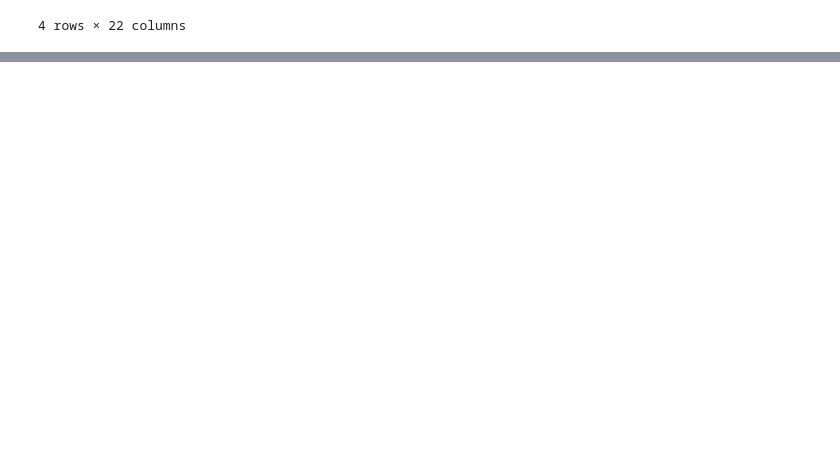
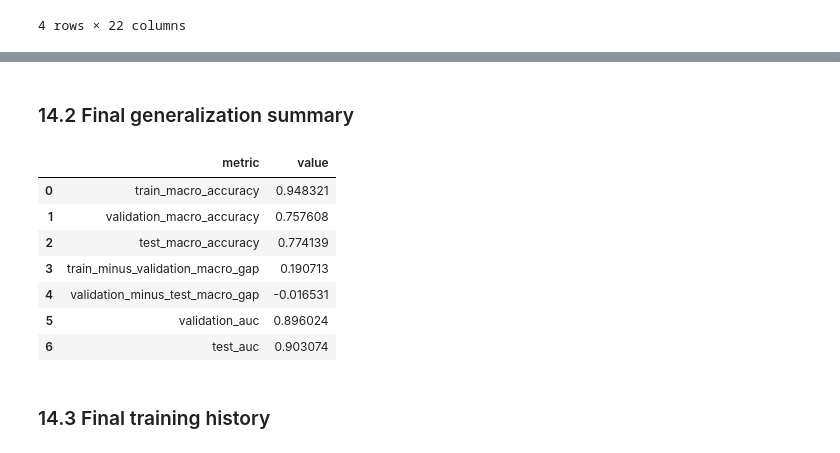
Before and after one commit to 99CCC/ACIT4530, a Jupyter notebook: David/step2.ipynb, the cells around one changed output, grey strips where cells are left out. Cells and saved outputs as stored; diff of their text form; code cells hidden in the pictures; blank space fills up the shorter version.

```diff
--- a/David/step2.ipynb
+++ b/David/step2.ipynb
@@ -4376,0 +3497,71 @@ display(pair_sampling_sensitivity_report.round(6))
+# %% [markdown]
+### 14.2 Final generalization summary
+# %%
+final_train_macro = final_pairwise_eval.loc[
+    final_pairwise_eval["split"].eq(final_train_split_name),
+    "comparison_accuracy_macro_user",
+].iloc[0]
+
+final_val_macro = final_pairwise_eval.loc[
+    final_pairwise_eval["split"].eq("validation_pairs"),
+    "comparison_accuracy_macro_user",
+].iloc[0]
+
+final_test_macro = final_pairwise_eval.loc[
+    final_pairwise_eval["split"].eq("test_pairs"),
+    "comparison_accuracy_macro_user",
+].iloc[0]
+
+final_val_auc = final_pairwise_eval.loc[
+    final_pairwise_eval["split"].eq("validation_pairs"),
+    "roc_auc_symmetric",
+].iloc[0]
+
+final_test_auc = final_pairwise_eval.loc[
+    final_pairwise_eval["split"].eq("test_pairs"),
+    "roc_auc_symmetric",
+].iloc[0]
+
+final_generalization_summary = pd.DataFrame([
+    {
+        "metric": "train_macro_accuracy",
+        "value": final_train_macro,
+    },
+    {
+        "metric": "validation_macro_accuracy",
+        "value": final_val_macro,
+    },
+    {
+        "metric": "test_macro_accuracy",
+        "value": final_test_macro,
+    },
+    {
+        "metric": "train_minus_validation_macro_gap",
+        "value": final_train_macro - final_val_macro,
+    },
+    {
+        "metric": "validation_minus_test_macro_gap",
+        "value": final_val_macro - final_test_macro,
+    },
+    {
+        "metric": "validation_auc",
+        "value": final_val_auc,
+    },
+    {
+        "metric": "test_auc",
+        "value": final_test_auc,
+    },
+])
+
+display(final_generalization_summary.round(6))
+# %% [output]
+|  | metric | value |
+| 0 | train_macro_accuracy | 0.948321 |
+| 1 | validation_macro_accuracy | 0.757608 |
+| 2 | test_macro_accuracy | 0.774139 |
+| 3 | train_minus_validation_macro_gap | 0.190713 |
+| 4 | validation_minus_test_macro_gap | -0.016531 |
+| 5 | validation_auc | 0.896024 |
+| 6 | test_auc | 0.903074 |
+# %% [markdown]
+### 14.3 Final training history
```
Also changed, not shown: parts of 79 cells of this notebook, 36 other files.
